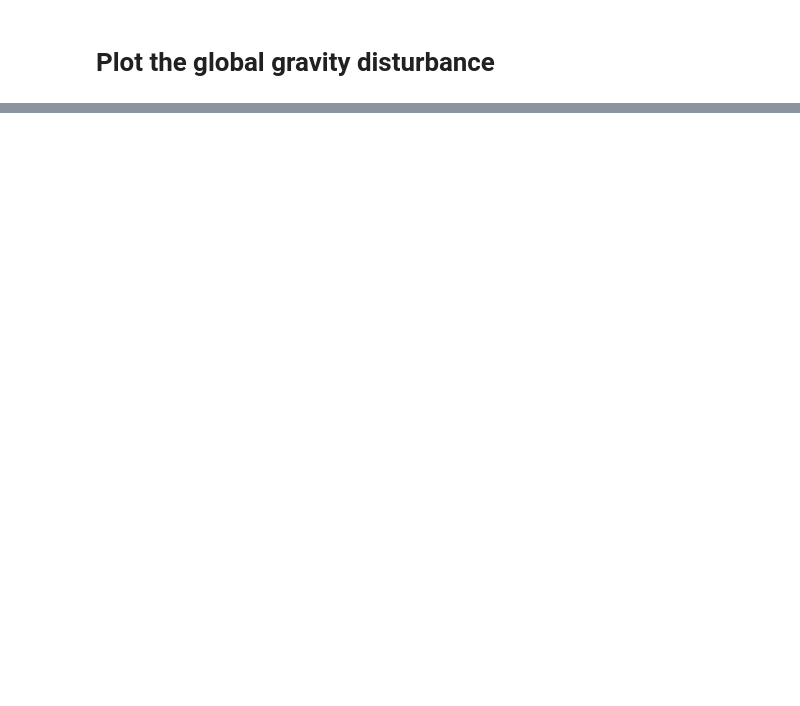
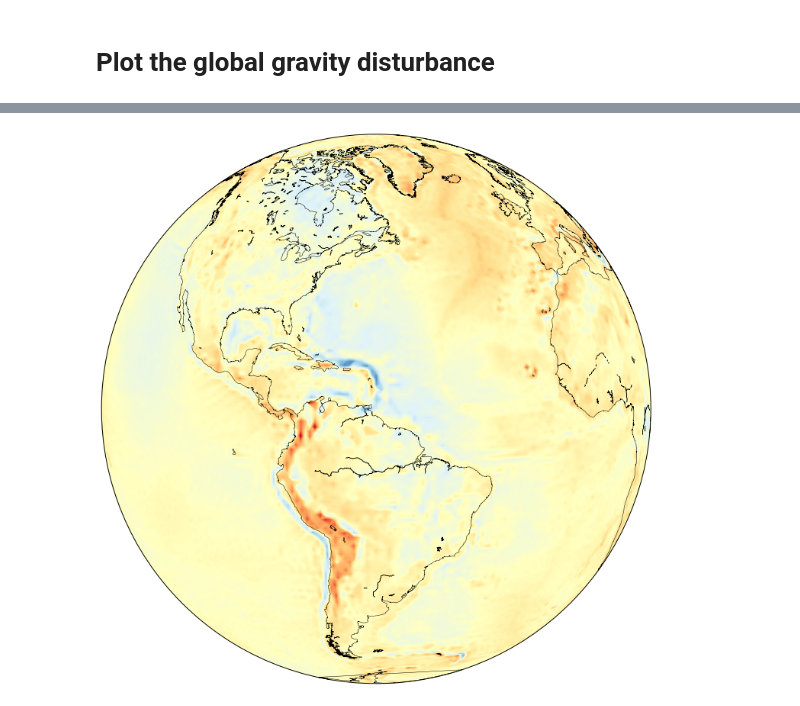
Before and after one commit to leouieda/phd-thesis, a Jupyter notebook: presentation/code/global_gravity.ipynb, the cells around one changed output, grey strips where cells are left out. Saved outputs shown, nothing was run; the diff lists cells and outputs as text; code cells hidden in the pictures; blank space fills up the shorter version.

```diff
--- a/presentation/code/global_gravity.ipynb
+++ b/presentation/code/global_gravity.ipynb
@@ -9,0 +11,22 @@ ImportError: libgfortran.so.1: cannot open shared object file: No such file or d
+# %%
+def data_minmax(data):
+    ranges = np.abs([data.min(), data.max()]).max()
+    return dict(vmin=-ranges, vmax=ranges)
+# %%
+data = load_icgem_gdf('../data/ggm05g.gdf')
+shape = data['shape']
+# %%
+bm = Basemap(projection='ortho', lon_0=-60, lat_0=10,
+             resolution='l')
+# %%
+x, y = bm(data['longitude'].reshape(shape), data['latitude'].reshape(shape))
+# %%
+fig = plt.figure(figsize=(10, 10))
+ax = plt.subplot(111)
+bm.contourf(x, y, data['gravity_disturbance'].reshape(shape),
+            150, cmap='RdYlBu_r', **data_minmax(data['gravity_disturbance']))
+bm.drawcoastlines(linewidth=0.5)
+plt.tight_layout(pad=0)
+plt.savefig('../figures/ggm05g-disturbance.png', dpi=200, transparent=True)
+# %% [output]
+[figure, added]
```
Also changed, not shown: parts of 2 cells of this notebook, 5 other files.
